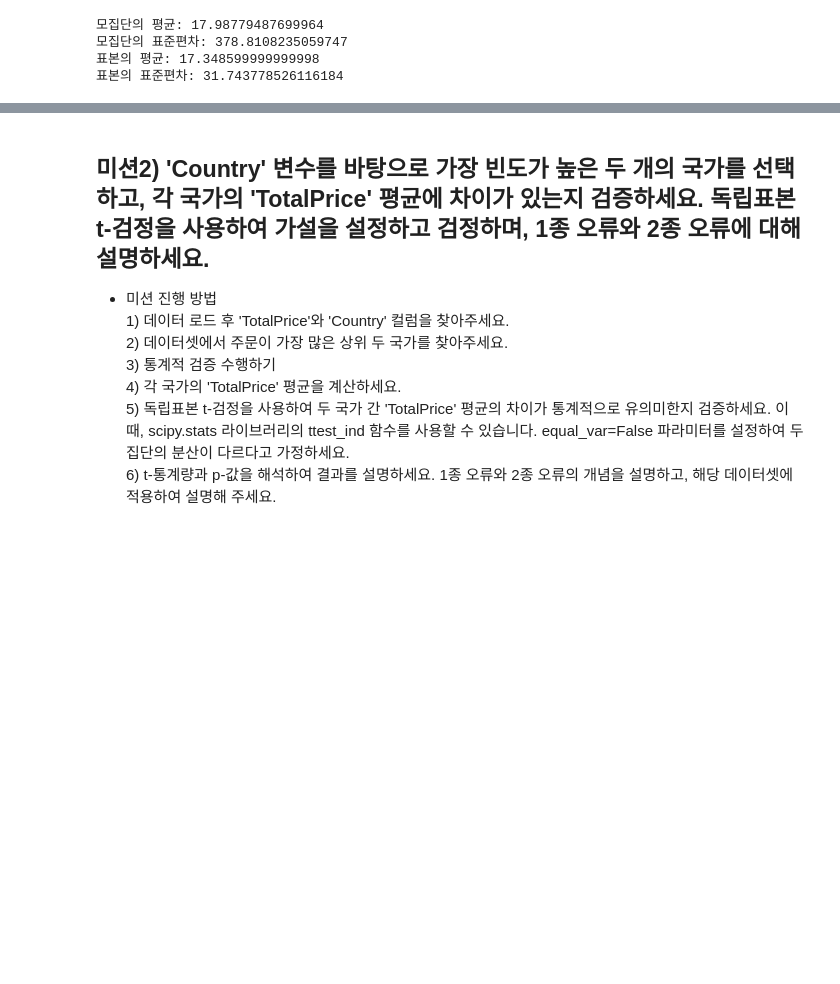
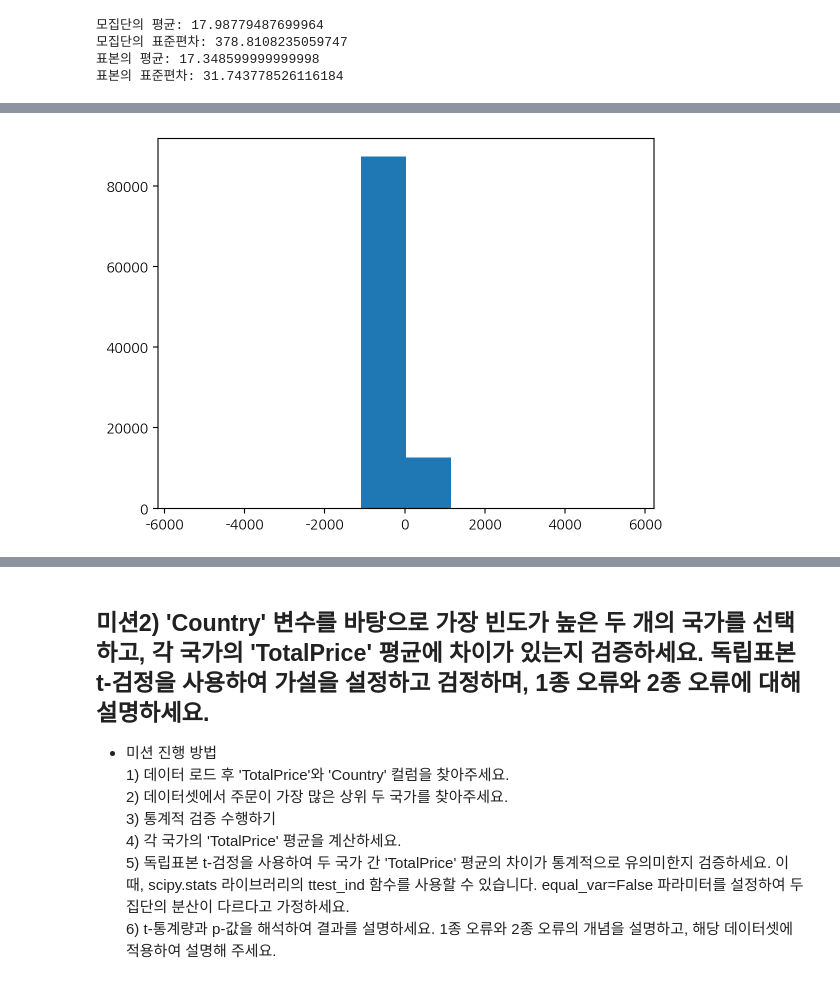
Before and after one commit to inseonseo/AIFFEL_Quest, a Jupyter notebook: Quest_0130/01_online_retail_mission_aiffel.ipynb, the cells around one changed output, grey strips where cells are left out. Drawn from its saved outputs; the diff is of its cells as text; code cells hidden in the pictures; blank space fills up the shorter version.

```diff
--- a/Quest_0130/01_online_retail_mission_aiffel.ipynb
+++ b/Quest_0130/01_online_retail_mission_aiffel.ipynb
@@ -150,0 +167,12 @@ print("표본의 표준편차:", sample_std)
+# %%
+sample_means = []
+n_samples = 100000  # 표본 추출 횟수
+sample_size = 30   # 각 표본의 크기
+
+for _ in range(n_samples):
+  sample = df["TotalPrice"].sample(n=sample_size, replace=True)
+  sample_means.append(np.mean(sample))
+
+plt.hist(sample_means);
+# %% [output]
+[figure, added]
```
Also changed, not shown: parts of 22 cells of this notebook.
